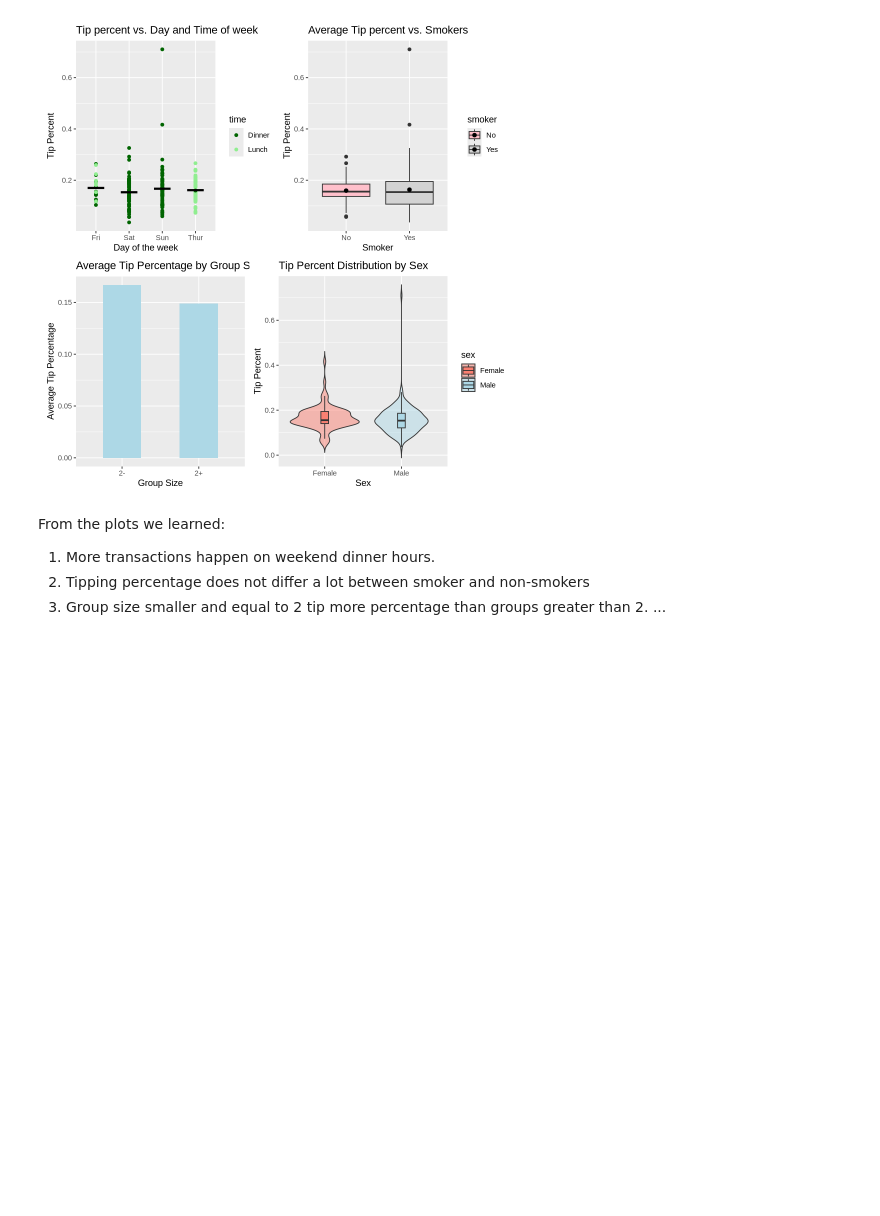
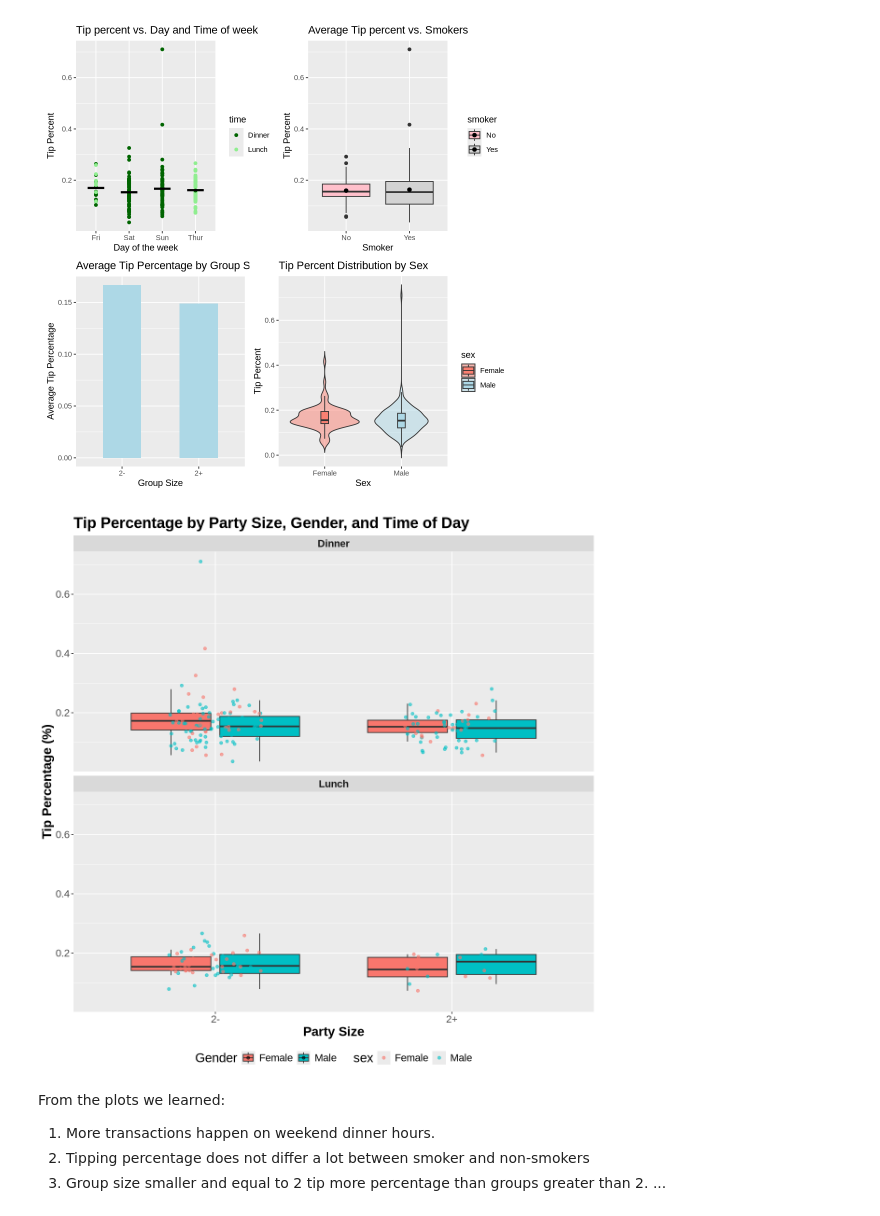
Before and after one commit to lllexiliang/stat301-final-project, a Jupyter notebook: final_project.ipynb, the cells around one changed output. Drawn from its saved outputs; the diff is of its cells as text; code cells hidden in the pictures; blank space fills up the shorter version.

Commit message:
added a boxplot graph

```diff
--- a/final_project.ipynb
+++ b/final_project.ipynb
@@ -144,6 +144,30 @@ combined_plot <-  (tip_explore_plot + tip_box_plot) / (size_bar_plot+gender_viol
 combined_plot
 # %% [output]
 [figure]
+# %%
+tips_vis <- tip %>%
+    ggplot(aes(x = factor(size), y = tip_pct, fill = sex)) +
+    geom_boxplot(outlier.shape = NA) +
+    geom_jitter(aes(color = sex), width = 0.2, alpha = 0.6) +
+    facet_wrap(~time, ncol = 1)  +
+    labs(
+        title = "Tip Percentage by Party Size, Gender, and Time of Day",
+        x = "Party Size",
+        y = "Tip Percentage (%)",
+        fill = "Gender"
+    ) +
+    theme(
+        text = element_text(size = 16.5),
+        plot.title = element_text(face = "bold"),
+        strip.text = element_text(face = "bold"),
+        axis.title = element_text(face = "bold"),
+        legend.position = "bottom"
+    )
+options(repr.plot.width = 10, repr.plot.height = 10)
+
+tips_vis
+# %% [output]
+[figure, added]
 # %% [markdown]
 From the plots we learned:
 1. More transactions happen on weekend dinner hours.
```
